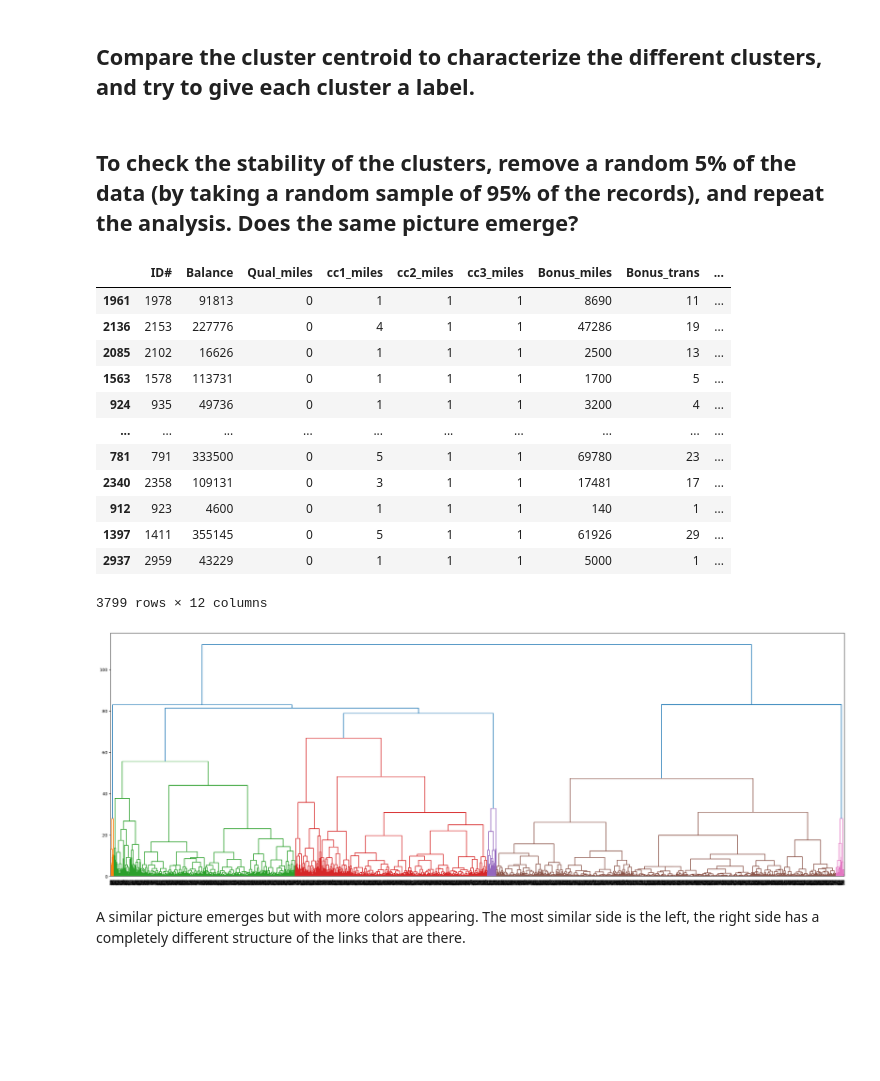
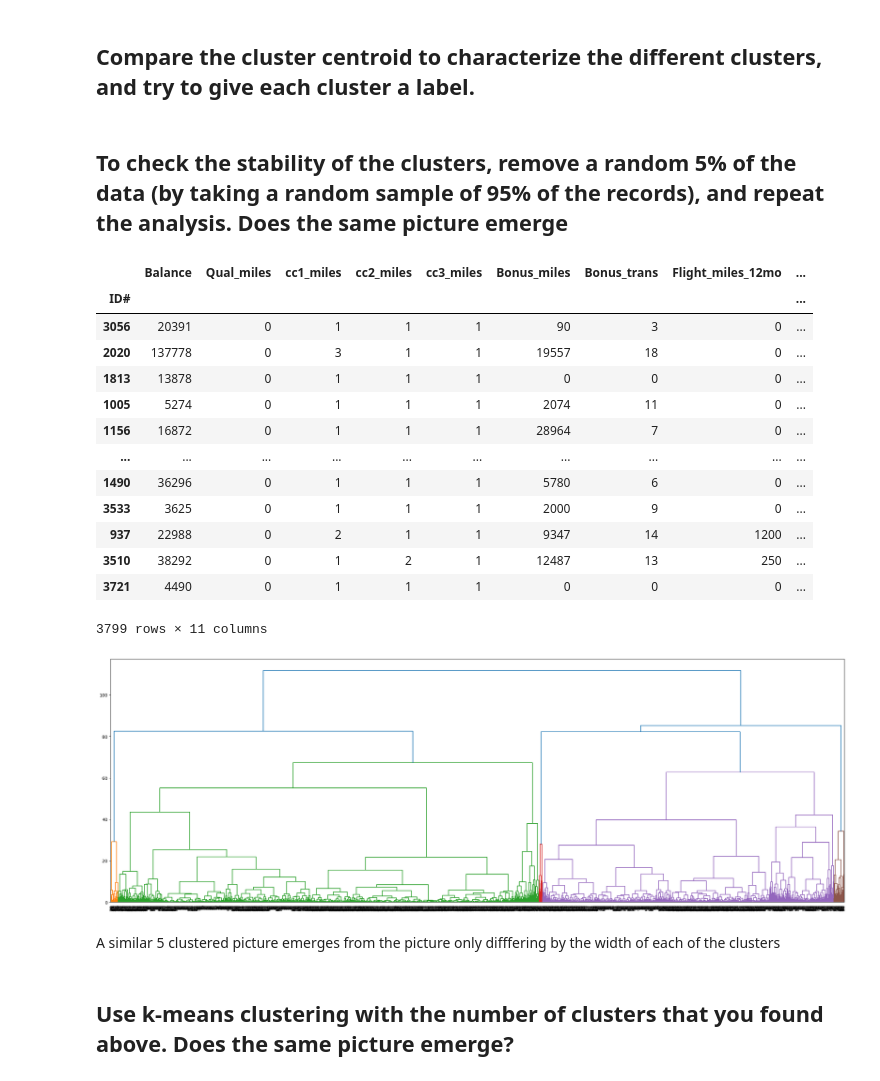
Before and after one commit to Abel-Lagonell/Data-Mining, a Jupyter notebook: Homework03_Abel_Lagonell.ipynb, the cells around one changed output. Drawn from its saved outputs; the diff is of its cells as text; code cells hidden in the pictures; blank space fills up the shorter version.

```diff
--- a/Homework03_Abel_Lagonell.ipynb
+++ b/Homework03_Abel_Lagonell.ipynb
@@ -388,0 +301,5 @@ df
+# %%
+c_df = dmba.load_data('Cereals.csv')
+c_df = c_df.dropna(axis=0, how="any")
+c_df = c_df.set_index('name')
+c_df
@@ -449,4 +354,5 @@ from sklearn.cluster import AgglomerativeClustering
 # %%
-df=dmba.load_data('EastWestAirlinesCluster.csv')
-df
+air_df=dmba.load_data('EastWestAirlinesCluster.csv')
+air_df = air_df.set_index('ID#')
+air_df
 # %% [output]
@@ -466,10 +373,12 @@ df
 # %% [markdown]
 ## Apply hierarchical clustering with Euclidean distance and Ward’s method. Make sure to normalize the data first. How many clusters appear?
 # %%
-cont_list = df.columns.values[1:]
-data = StandardScaler().fit_transform(df[cont_list])
-plt.figure(figsize=(30,10))
-linkage_data = linkage(data, metric="euclidean", method="ward", optimal_ordering=True)
-dendrogram(linkage_data)
+cont_list = list(air_df.columns[0:-1])
+air_norm = air_df.copy()
+air_norm[cont_list] = StandardScaler().fit_transform(air_norm[cont_list])
+
+plt.figure(figsize=(30,5))
+Z = linkage(air_norm[cont_list], metric="euclidean", method="ward", optimal_ordering=True)
+dendrogram(Z, labels=air_norm.index)
 plt.show()
 # %% [output]
@@ -483,31 +392,34 @@ Biasing in the data would occur leading to things with biiger scales getting mor
 # %% [markdown]
 ## Compare the cluster centroid to characterize the different clusters, and try to give each cluster a label.
 # %% [markdown]
-## To check the stability of the clusters, remove a random 5% of the data (by taking a random sample of 95% of the records), and repeat the analysis. Does the same picture emerge?
+## To check the stability of the clusters, remove a random 5% of the data (by taking a random sample of 95% of the records), and repeat the analysis. Does the same picture emerge
 # %%
-df_dupli = df.sample(frac=0.95)
-df_dupli
+air_dupli = air_df.sample(frac=0.95).copy()
+air_dupli
 # %% [output]
-|  | ID# | Balance | Qual_miles | cc1_miles | cc2_miles | cc3_miles | Bonus_miles | Bonus_trans | ... |
-| 1961 | 1978 | 91813 | 0 | 1 | 1 | 1 | 8690 | 11 | ... |
-| 2136 | 2153 | 227776 | 0 | 4 | 1 | 1 | 47286 | 19 | ... |
-| 2085 | 2102 | 16626 | 0 | 1 | 1 | 1 | 2500 | 13 | ... |
-| 1563 | 1578 | 113731 | 0 | 1 | 1 | 1 | 1700 | 5 | ... |
-| 924 | 935 | 49736 | 0 | 1 | 1 | 1 | 3200 | 4 | ... |
+|  | Balance | Qual_miles | cc1_miles | cc2_miles | cc3_miles | Bonus_miles | Bonus_trans | Flight_miles_12mo | ... |
+| ID# |  |  |  |  |  |  |  |  | ... |
+| 3056 | 20391 | 0 | 1 | 1 | 1 | 90 | 3 | 0 | ... |
+| 2020 | 137778 | 0 | 3 | 1 | 1 | 19557 | 18 | 0 | ... |
+| 1813 | 13878 | 0 | 1 | 1 | 1 | 0 | 0 | 0 | ... |
+| 1005 | 5274 | 0 | 1 | 1 | 1 | 2074 | 11 | 0 | ... |
+| 1156 | 16872 | 0 | 1 | 1 | 1 | 28964 | 7 | 0 | ... |
 | ... | ... | ... | ... | ... | ... | ... | ... | ... | ... |
-| 781 | 791 | 333500 | 0 | 5 | 1 | 1 | 69780 | 23 | ... |
-| 2340 | 2358 | 109131 | 0 | 3 | 1 | 1 | 17481 | 17 | ... |
-| 912 | 923 | 4600 | 0 | 1 | 1 | 1 | 140 | 1 | ... |
-| 1397 | 1411 | 355145 | 0 | 5 | 1 | 1 | 61926 | 29 | ... |
-| 2937 | 2959 | 43229 | 0 | 1 | 1 | 1 | 5000 | 1 | ... |
+| 1490 | 36296 | 0 | 1 | 1 | 1 | 5780 | 6 | 0 | ... |
+| 3533 | 3625 | 0 | 1 | 1 | 1 | 2000 | 9 | 0 | ... |
+| 937 | 22988 | 0 | 2 | 1 | 1 | 9347 | 14 | 1200 | ... |
+| 3510 | 38292 | 0 | 1 | 2 | 1 | 12487 | 13 | 250 | ... |
+| 3721 | 4490 | 0 | 1 | 1 | 1 | 0 | 0 | 0 | ... |
-3799 rows × 12 columns
+3799 rows × 11 columns
 # %%
-data = StandardScaler().fit_transform(df_dupli[cont_list])
+air_dupli_norm = StandardScaler().fit_transform(air_dupli[cont_list])
 plt.figure(figsize=(30,10))
-linkage_data = linkage(data, metric="euclidean", method="ward", optimal_ordering=True)
-dendrogram(linkage_data)
+Z = linkage(air_dupli_norm, metric="euclidean", method="ward", optimal_ordering=True)
+dendrogram(Z, labels=air_dupli.index)
 plt.show()
 # %% [output]
-[figure, old version]
+[figure, new version]
-# %% [markdown]
-A similar picture emerges but with more colors appearing. The most similar side is the left, the right side has a completely different structure of the links that are there.
+# %% [markdown]
+A similar 5 clustered picture emerges from the picture only difffering by the width of each of the clusters
+# %% [markdown]
+## Use k-means clustering with the number of clusters that you found above. Does the same picture emerge?
```
Also changed, not shown: parts of 129 cells of this notebook, 1 other file.
